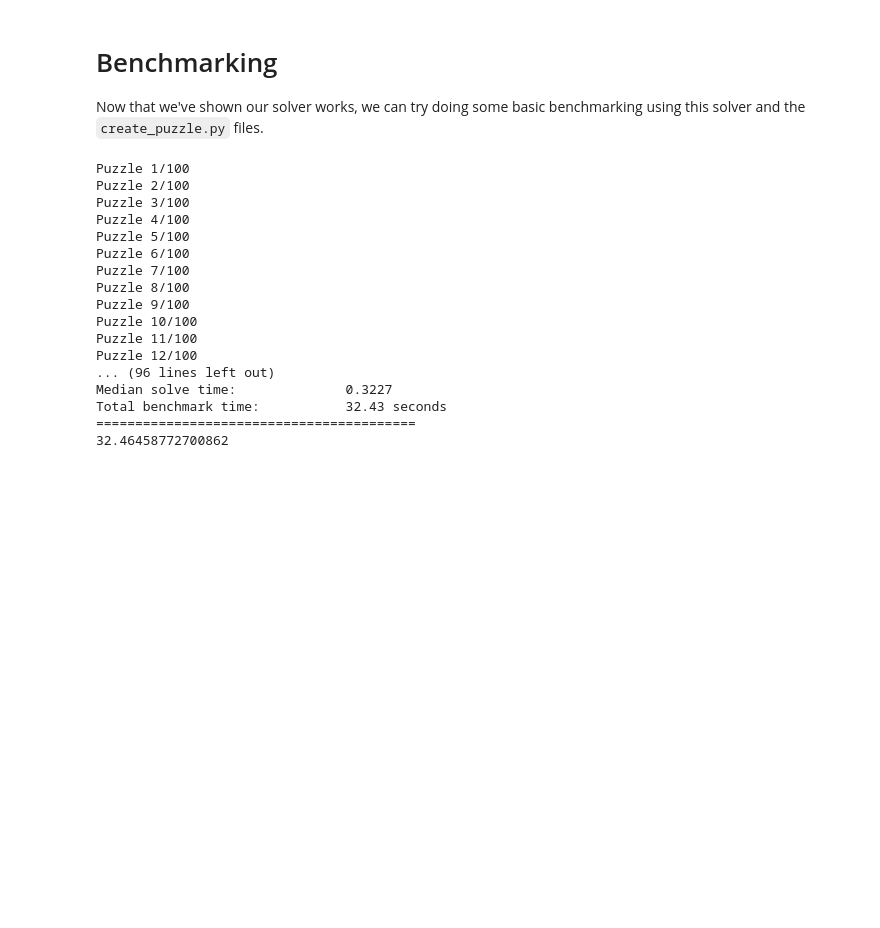
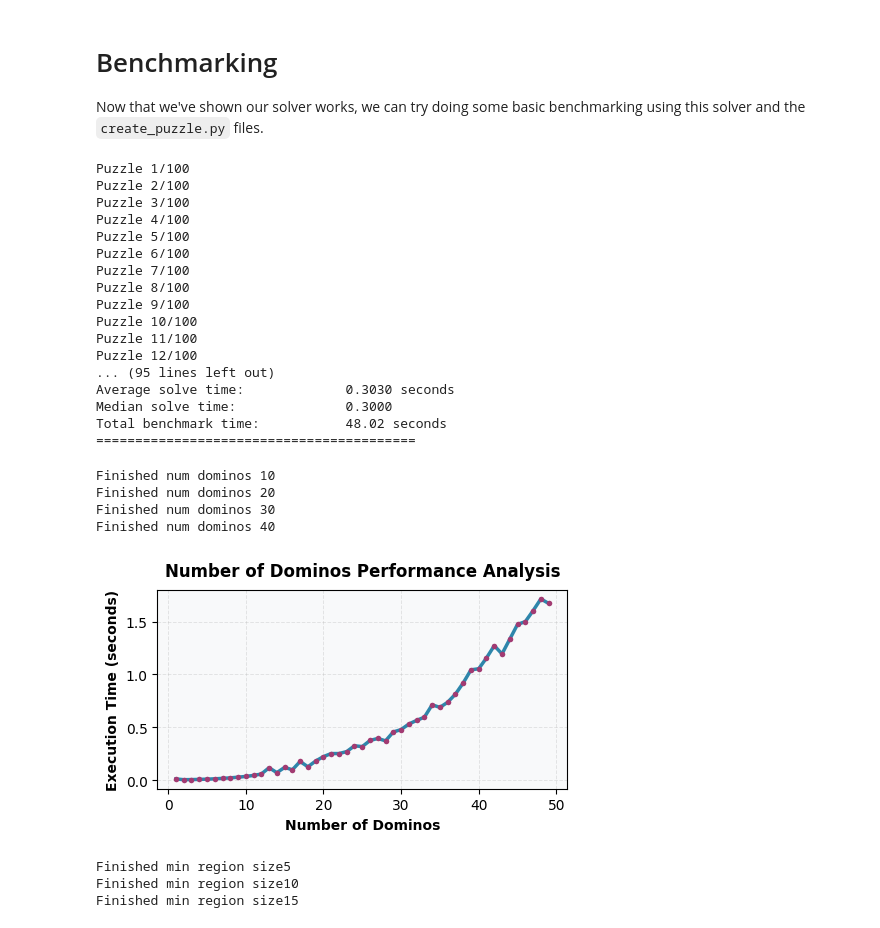
Before and after one commit to joshchen984/pips-solver, a Jupyter notebook: PipsSolver.ipynb, the cells around one changed output. Cells and saved outputs as stored; diff of their text form; code cells hidden in the pictures; blank space fills up the shorter version.

Commit message:
Add benchmarks testing what makes puzzle hard

```diff
--- a/PipsSolver.ipynb
+++ b/PipsSolver.ipynb
@@ -381,7 +381,7 @@ for i in range(NUM_PUZZLES):
     # 1. Generate puzzle
     # -------------------------
     t0 = time.time()
-    puzzle_text = encode()
+    puzzle_text = encode(20, [1,2,3,4,5])
     t1 = time.time()
     gen_times.append(t1 - t0)
 
@@ -447,8 +447,25 @@ Puzzle 9/100
 Puzzle 10/100
 Puzzle 11/100
 Puzzle 12/100
-... (96 lines left out)
-Median solve time:              0.3227
-Total benchmark time:           32.43 seconds
+... (95 lines left out)
+Average solve time:             0.3030 seconds
+Median solve time:              0.3000
+Total benchmark time:           48.02 seconds
 =========================================
-32.46458772700862
+# %%
+# Testing number of dominos
+import time
+from create_puzzle import encode
+n_domino_times = []
+for n_dominos in range(1, 50):
+    start = time.perf_counter()
+    encode(n_dominos, [1,2,3,4,5])
+    elapsed = time.perf_counter() - start
+    n_domino_times.append(elapsed)
+    if n_dominos % 10 == 0:
+        print(f"Finished num dominos {n_dominos}")
+# %% [output]
+Finished num dominos 10
+Finished num dominos 20
+Finished num dominos 30
+Finished num dominos 40
@@ -454,0 +474,37 @@ Total benchmark time:           32.43 seconds
+# %%
+# plt.plot(n_domino_times)
+
+plt.figure(figsize=(5, 3))
+plt.plot(range(1, 50), n_domino_times, linewidth=2.5, color='#2E86AB', marker='o',
+         markersize=4, markerfacecolor='#A23B72', markeredgewidth=0)
+
+plt.xlabel('Number of Dominos', fontsize=10, fontweight='bold')
+plt.ylabel('Execution Time (seconds)', fontsize=10, fontweight='bold')
+plt.title('Number of Dominos Performance Analysis', fontsize=12, fontweight='bold', pad=10)
+
+plt.grid(True, alpha=0.3, linestyle='--', linewidth=0.7)
+plt.tight_layout()
+
+ax = plt.gca()
+ax.set_facecolor('#F8F9FA')
+plt.gcf().patch.set_facecolor('white')
+
+plt.show()
+# %% [output]
+[figure, added]
+# %%
+# Testing different region_sizes
+import time
+from create_puzzle import encode
+region_size_times = []
+for region_size in range(1, 20):
+    start = time.perf_counter()
+    encode(100, [region_size])
+    elapsed = time.perf_counter() - start
+    region_size_times.append(elapsed)
+    if region_size % 5 == 0:
+        print(f"Finished min region size{region_size}")
+# %% [output]
+Finished min region size5
+Finished min region size10
+Finished min region size15
```
Also changed, not shown: parts of 7 cells of this notebook, 4 other files.
